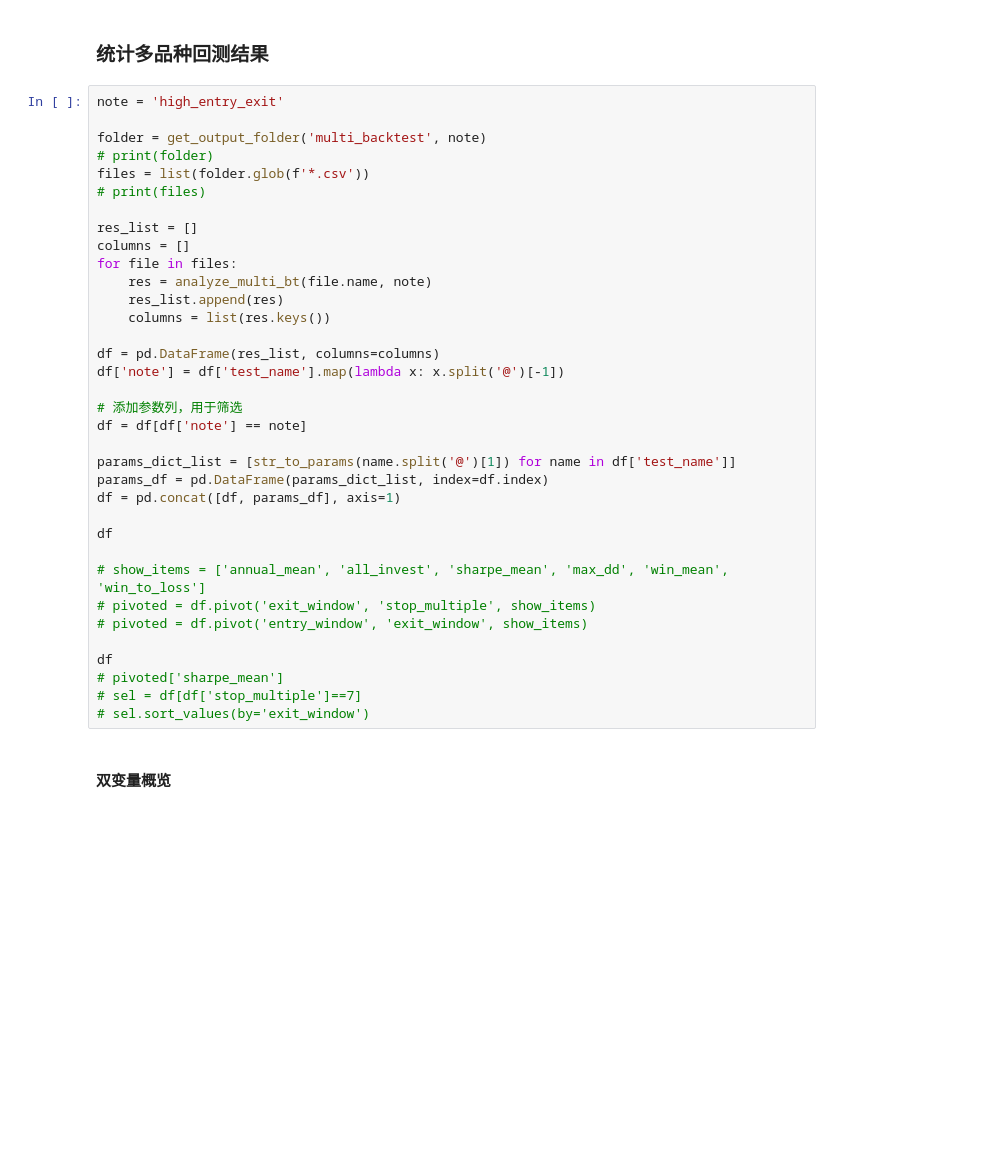
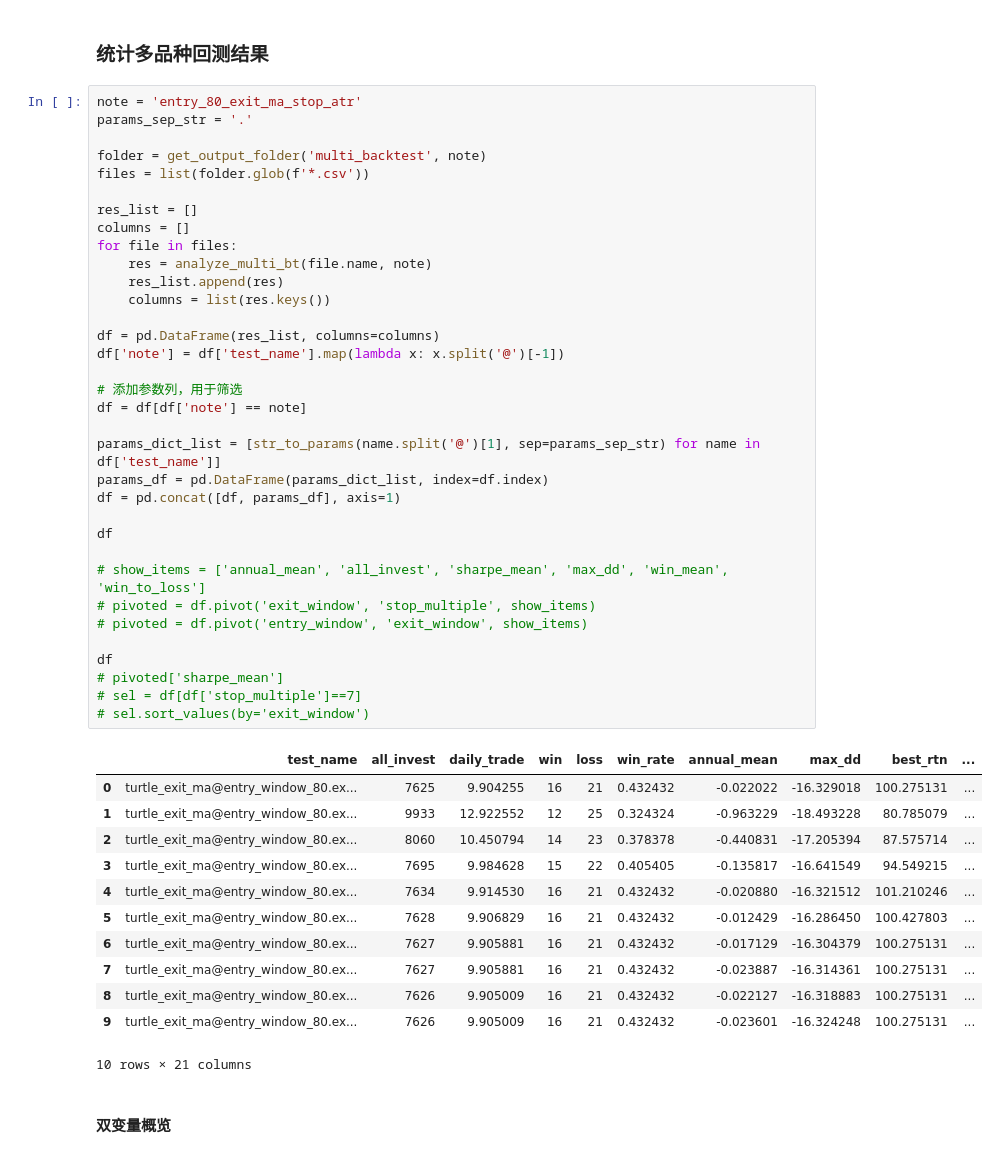
Before and after one commit to linbozhong/research_tools, a Jupyter notebook: backtest/backtest_research.ipynb, the cells around one changed output. Drawn from its saved outputs; the diff is of its cells as text; blank space fills up the shorter version.

```diff
--- a/backtest/backtest_research.ipynb
+++ b/backtest/backtest_research.ipynb
@@ -61,40 +50,52 @@ for idx, trade in trades.iterrows():
 # %% [markdown]
 ### 统计多品种回测结果
 # %%
-note = 'high_entry_exit'
+note = 'entry_80_exit_ma_stop_atr'
+params_sep_str = '.'
 
 folder = get_output_folder('multi_backtest', note)
-# print(folder)
 files = list(folder.glob(f'*.csv'))
-# print(files)
 
 res_list = []
 columns = []
 for file in files:
     res = analyze_multi_bt(file.name, note)
     res_list.append(res)
     columns = list(res.keys())
 
 df = pd.DataFrame(res_list, columns=columns)
 df['note'] = df['test_name'].map(lambda x: x.split('@')[-1])
 
 # 添加参数列，用于筛选
 df = df[df['note'] == note]
 
-params_dict_list = [str_to_params(name.split('@')[1]) for name in df['test_name']]
+params_dict_list = [str_to_params(name.split('@')[1], sep=params_sep_str) for name in df['test_name']]
 params_df = pd.DataFrame(params_dict_list, index=df.index)
 df = pd.concat([df, params_df], axis=1)
 
 df
 
 # show_items = ['annual_mean', 'all_invest', 'sharpe_mean', 'max_dd', 'win_mean', 'win_to_loss']
 # pivoted = df.pivot('exit_window', 'stop_multiple', show_items)
 # pivoted = df.pivot('entry_window', 'exit_window', show_items)
 
 df
 # pivoted['sharpe_mean']
 # sel = df[df['stop_multiple']==7]
 # sel.sort_values(by='exit_window')
+# %% [output]
+|  | test_name | all_invest | daily_trade | win | loss | win_rate | annual_mean | max_dd | best_rtn | ... |
+| 0 | turtle_exit_ma@entry_window_80.ex... | 7625 | 9.904255 | 16 | 21 | 0.432432 | -0.022022 | -16.329018 | 100.275131 | ... |
+| 1 | turtle_exit_ma@entry_window_80.ex... | 9933 | 12.922552 | 12 | 25 | 0.324324 | -0.963229 | -18.493228 | 80.785079 | ... |
+| 2 | turtle_exit_ma@entry_window_80.ex... | 8060 | 10.450794 | 14 | 23 | 0.378378 | -0.440831 | -17.205394 | 87.575714 | ... |
+| 3 | turtle_exit_ma@entry_window_80.ex... | 7695 | 9.984628 | 15 | 22 | 0.405405 | -0.135817 | -16.641549 | 94.549215 | ... |
+| 4 | turtle_exit_ma@entry_window_80.ex... | 7634 | 9.914530 | 16 | 21 | 0.432432 | -0.020880 | -16.321512 | 101.210246 | ... |
+| 5 | turtle_exit_ma@entry_window_80.ex... | 7628 | 9.906829 | 16 | 21 | 0.432432 | -0.012429 | -16.286450 | 100.427803 | ... |
+| 6 | turtle_exit_ma@entry_window_80.ex... | 7627 | 9.905881 | 16 | 21 | 0.432432 | -0.017129 | -16.304379 | 100.275131 | ... |
+| 7 | turtle_exit_ma@entry_window_80.ex... | 7627 | 9.905881 | 16 | 21 | 0.432432 | -0.023887 | -16.314361 | 100.275131 | ... |
+| 8 | turtle_exit_ma@entry_window_80.ex... | 7626 | 9.905009 | 16 | 21 | 0.432432 | -0.022127 | -16.318883 | 100.275131 | ... |
+| 9 | turtle_exit_ma@entry_window_80.ex... | 7626 | 9.905009 | 16 | 21 | 0.432432 | -0.023601 | -16.324248 | 100.275131 | ... |
+10 rows × 21 columns
 # %% [markdown]
 #### 双变量概览
 # %%
```
Also changed, not shown: parts of 8 cells of this notebook, 2 other files.
